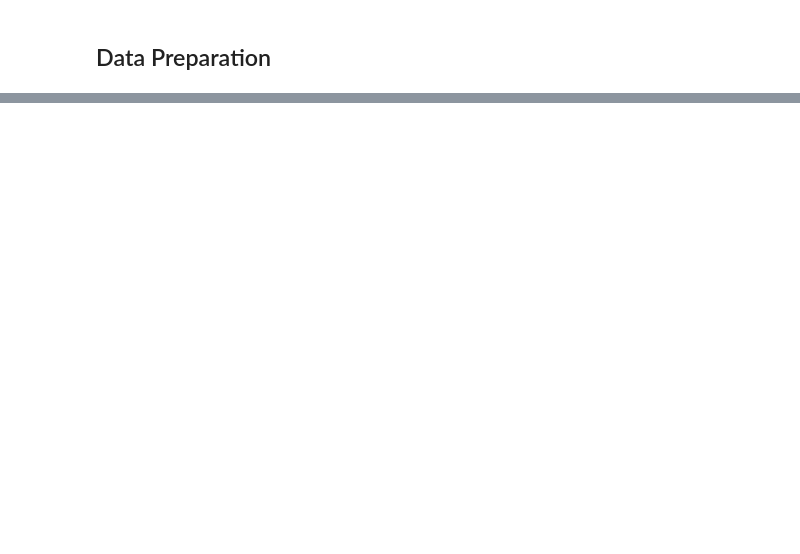
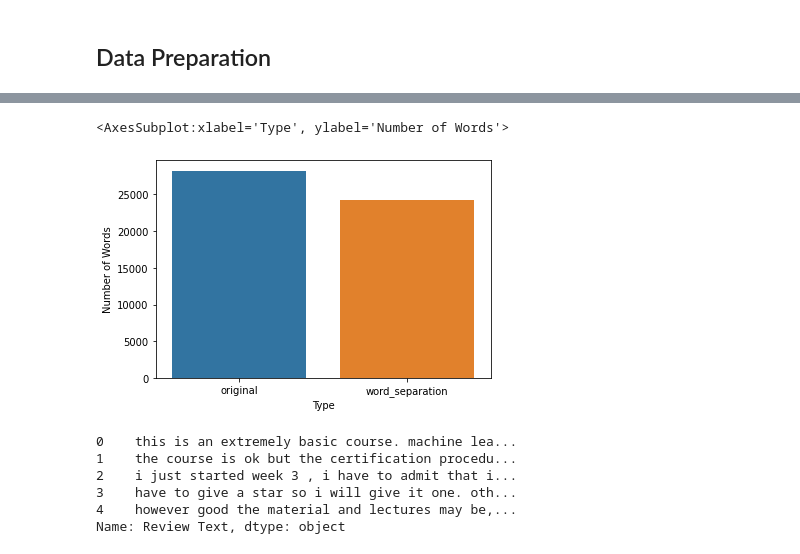
Before and after one commit to ricardomilhazes/WellBeingAnalysis, a Jupyter notebook: opinion_mining/pre_processing.ipynb, the cells around one changed output, grey strips where cells are left out. Drawn from its saved outputs; the diff is of its cells as text; code cells hidden in the pictures; blank space fills up the shorter version.

```diff
--- a/opinion_mining/pre_processing.ipynb
+++ b/opinion_mining/pre_processing.ipynb
@@ -63,0 +78,27 @@ data["Review Text"].head()
+# %%
+# Evaluate the decrease in complexity levels after separating every word in every review
+word_sep = set()
+data["Review Text"].str.split().apply(word_sep.update)
+
+word_sep_data = {
+    'Number of Words': len(list(word_sep)),
+    'Type': "word_separation",
+}
+
+pf_df = pf_df.append(word_sep_data, ignore_index=True)
+
+sns.barplot(x="Type", y="Number of Words", data=pf_df)
+# %% [output]
+<AxesSubplot:xlabel='Type', ylabel='Number of Words'>
+[figure, added]
+# %%
+# All review text is transformed into lower case
+data["Review Text"] = data["Review Text"].str.lower()
+data["Review Text"].head()
+# %% [output]
+0    this is an extremely basic course. machine lea...
+1    the course is ok but the certification procedu...
+2    i just started week 3 , i have to admit that i...
+3    have to give a star so i will give it one. oth...
+4    however good the material and lectures may be,...
+Name: Review Text, dtype: object
```
Also changed, not shown: parts of 9 cells of this notebook, 1 other file.
